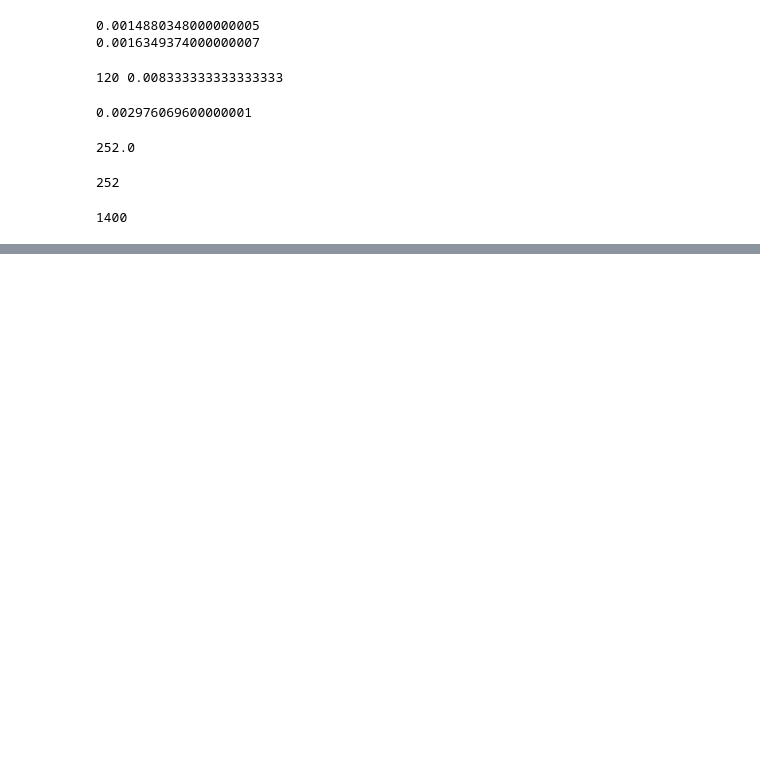
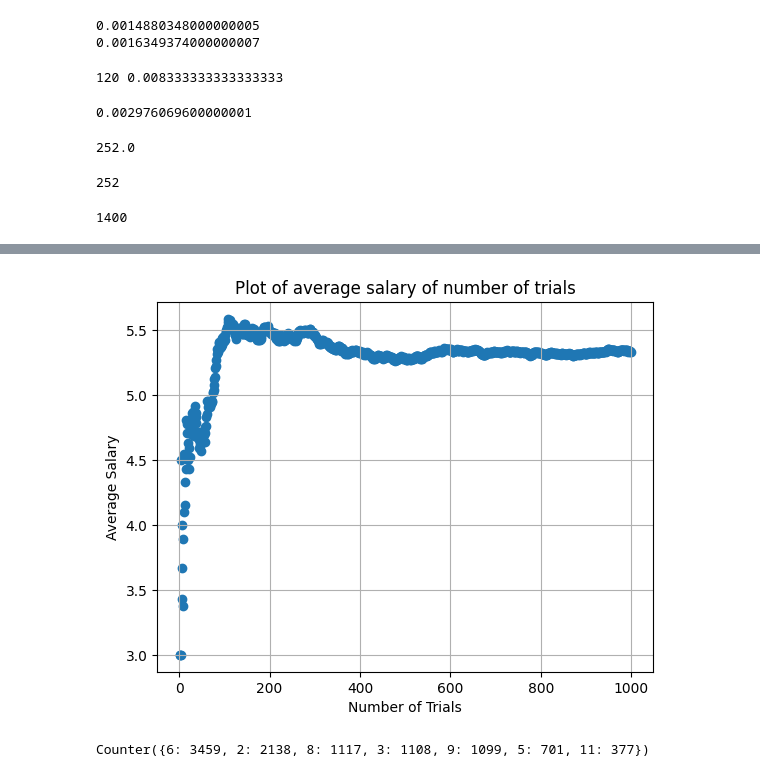
Before and after one commit to Therealchainman/archive-cp, a Jupyter notebook: notebooks/notes.ipynb, the cells around one changed output, grey strips where cells are left out. Saved outputs shown, nothing was run; the diff lists cells and outputs as text; code cells hidden in the pictures; blank space fills up the shorter version.

```diff
--- a/notebooks/notes.ipynb
+++ b/notebooks/notes.ipynb
@@ -772,0 +887,4 @@ x1^2 + (x1+x2)^2 + x2^2 + (x1+x2+x3)^2 + (x2+x3)^2 + x3^2 + (x1+x2+x3+x4)^2 + (x
+# %%
+n = 100_000
+for i in range(1, n // 2):
+    print(i * (n // i))
@@ -772,0 +909,7 @@ x1^2 + (x1+x2)^2 + x2^2 + (x1+x2+x3)^2 + (x2+x3)^2 + x3^2 + (x1+x2+x3+x4)^2 + (x
+# %%
+n = 33
+for i in range(2, 33):
+    num_groups = n // (i + 1)
+    rem = n % (i + 1)
+    # i - rem <= num_groups + 1
+    print(i, rem, i - rem, num_groups)
@@ -772,0 +971,36 @@ x1^2 + (x1+x2)^2 + x2^2 + (x1+x2+x3)^2 + (x2+x3)^2 + x3^2 + (x1+x2+x3+x4)^2 + (x
+# %%
+import random
+def game(N, values):
+    x = -1
+    res = 0
+    while True:
+        y = random.randint(0, N - 1)
+        if y <= x: break
+        x = y
+        res += values[y]
+    return res
+# %%
+import matplotlib.pyplot as plt
+total = 0
+N = 1_000
+avg_salary = []
+salary = []
+for i in range(1, N):
+    g = game(3, [3, 2, 6])
+    total += g
+    avg_salary.append(total / i)
+    salary.append(g)
+plt.scatter(range(1, N), avg_salary)
+plt.grid(True)
+plt.xlabel('Number of Trials')
+plt.ylabel('Average Salary')
+plt.title('Plot of average salary of number of trials')
+plt.show()
+# %% [output]
+[figure, added]
+# %%
+from collections import Counter
+sum_ = sum(Counter(salary).values())
+Counter(salary)
+# %% [output]
+Counter({6: 3459, 2: 2138, 8: 1117, 3: 1108, 9: 1099, 5: 701, 11: 377})
```
Also changed, not shown: parts of 21 cells of this notebook, 15 other files.
